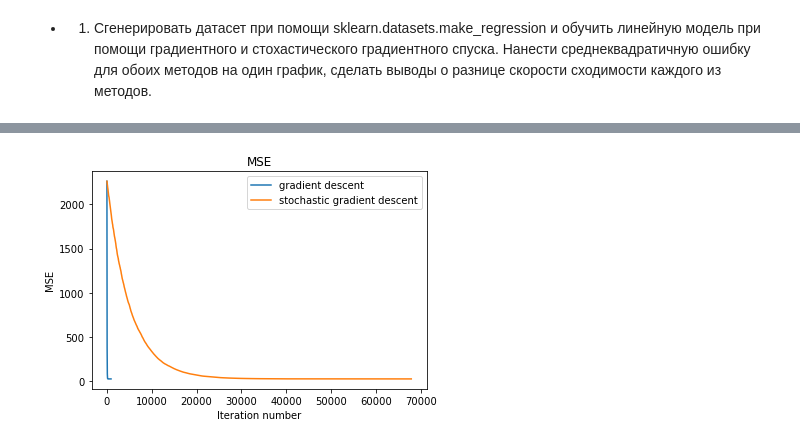
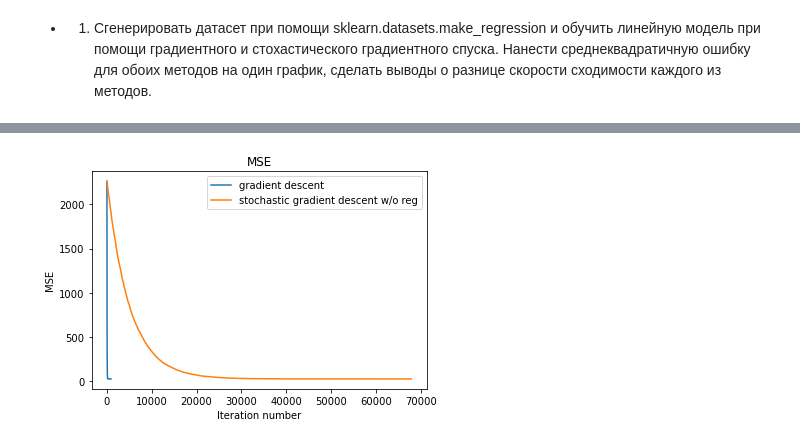
Before and after one commit to IInvasion/data_analysis_algorithms, a Jupyter notebook: hometask_2.ipynb, the cells around one changed output, grey strips where cells are left out. Drawn from its saved outputs; the diff is of its cells as text; code cells hidden in the pictures.

```diff
--- a/hometask_2.ipynb
+++ b/hometask_2.ipynb
@@ -14,7 +14,7 @@ class AlgorithmsDS:
         self.weights = np.zeros(n_features).reshape(n_features, 1)
         self.data = data
         self.target = target.reshape(target.shape[0], 1)
-        self.errors = []
+        self.errors = list()
         self.w_list = [self.weights.copy()]
 
     def gradient_descent(self, eta=1e-02, max_iter=1e04, min_weight_dist=1e-08):
@@ -38,12 +38,30 @@ class AlgorithmsDS:
             iter_num += 1
             self.weights = new_weights
 
+            if iter_num % 100 == 0:
+                print(iter_num, self.weights, err)
+
         self.w_list = np.array(self.w_list)
+        print(iter_num, self.weights, err)
 
     def calc_mse(self, target, target_pred):
         """Mean squared error calculation."""
 
         err = np.mean((target - target_pred) ** 2)
+
+        return err
+
+    def calc_mse_with_l2_reg(self, target, target_pred, alpha=1e-02):
+        """Mean squared error calculation with L2-regularization."""
+
+        err = np.mean((target - target_pred) ** 2) + alpha * (np.sum(self.weights ** 2) ** (1 / 2))
+
+        return err
+
+    def calc_mse_with_l1_reg(self, target, target_pred, alpha=1e-02):
+        """Mean squared error calculation with L1-regularization."""
+
+        err = np.mean((target - target_pred) ** 2) + alpha * np.sum(np.absolute(self.weights))
 
         return err
 
@@ -73,7 +91,11 @@ class AlgorithmsDS:
             iter_num += 1
             self.weights = new_weights
 
+            if iter_num % 100 == 0:
+                print(iter_num, self.weights, err)
+
         self.w_list = np.array(self.w_list)
+        print(iter_num, self.weights, err)
 
     def standartization(self):
         """Z-score data Normalization algorithm."""
@@ -98,10 +178,10 @@ sgdc_obj.stochastic_gradient_descent()
 # %%
 plt.plot(range(len(gdc_obj.errors)), gdc_obj.errors, label='gradient descent')
-plt.plot(range(len(sgdc_obj.errors)), sgdc_obj.errors, label='stochastic gradient descent')
+plt.plot(range(len(sgdc_obj.errors)), sgdc_obj.errors, label='stochastic gradient descent w/o reg')
 plt.title('MSE')
 plt.xlabel('Iteration number')
 plt.ylabel('MSE')
 plt.legend()
 plt.show()
 # %% [output]
-[figure, old version]
+[figure, new version]
```
Also changed, not shown: parts of 4 cells of this notebook.
